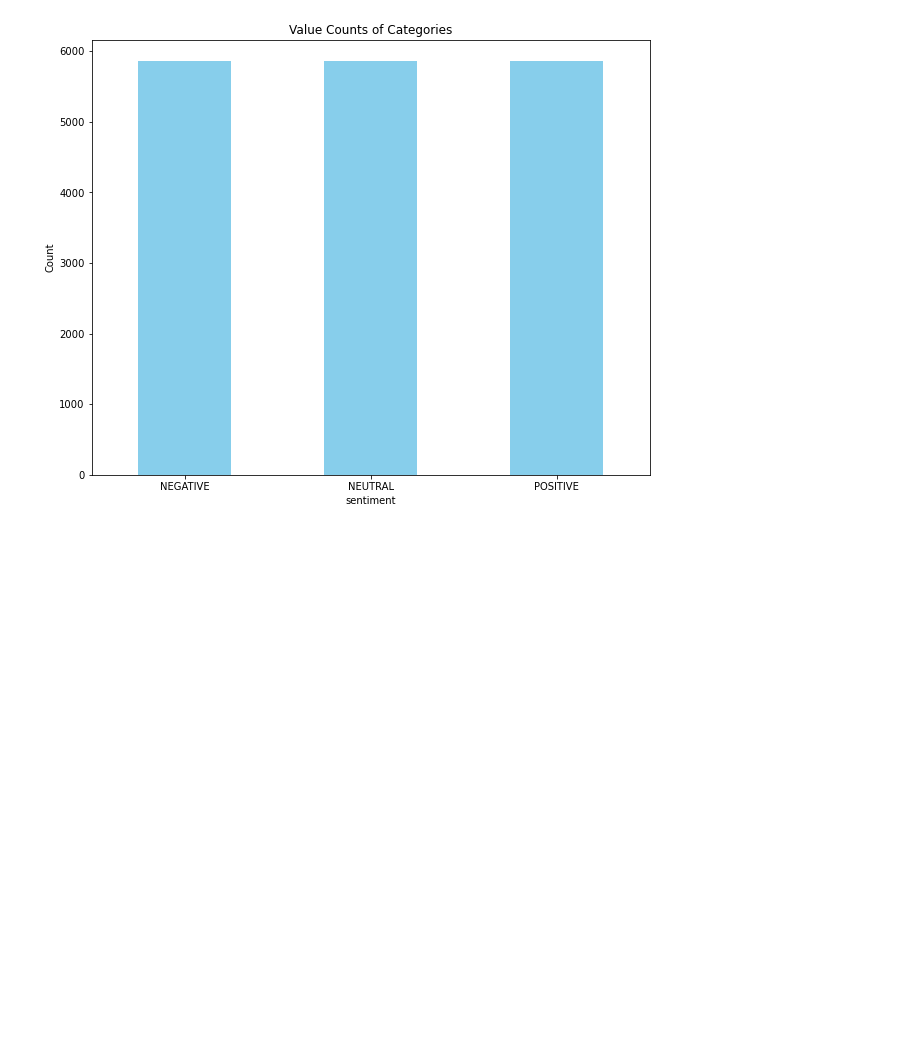
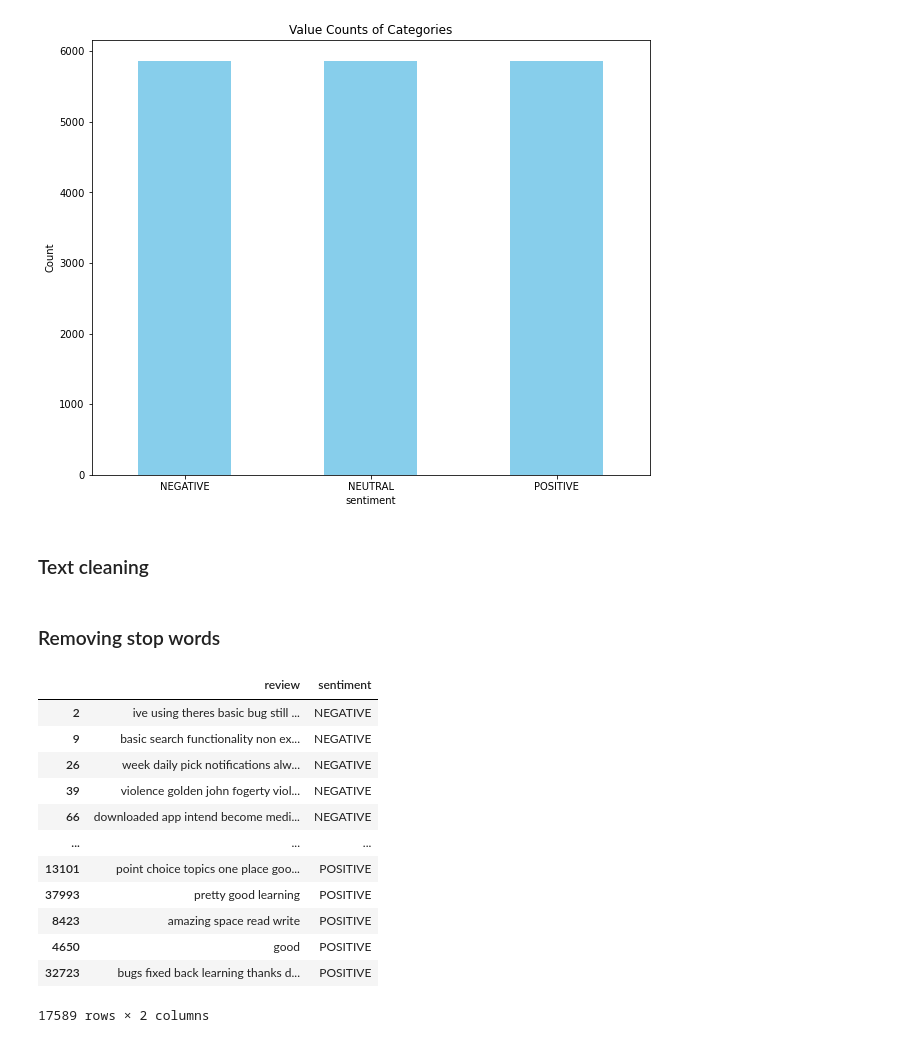
Before and after one commit to jaideep156/medium-reviews-sentiment-analysis, a Jupyter notebook: notebook/sentiment-analysis.ipynb, the cells around one changed output. Saved outputs shown, nothing was run; the diff lists cells and outputs as text; code cells hidden in the pictures; blank space fills up the shorter version.

Commit message:
removed stopwords

```diff
--- a/notebook/sentiment-analysis.ipynb
+++ b/notebook/sentiment-analysis.ipynb
@@ -103,3 +100,5 @@ plt.xticks(rotation=0)
 plt.show()
 # %% [output]
 [figure]
+# %% [markdown]
+### Text cleaning
@@ -105,0 +109,26 @@ plt.show()
+# %% [markdown]
+### Removing stop words
+# %%
+def remove_stopwords(text):
+    stop_words = set(stopwords.words('english'))
+    word_tokens = word_tokenize(text)
+    filtered_text = [word for word in word_tokens if word.lower() not in stop_words]
+    return ' '.join(filtered_text)
+
+df['review'] = df['review'].apply(remove_stopwords)
+# %%
+df
+# %% [output]
+|  | review | sentiment |
+| 2 | ive using theres basic bug still ... | NEGATIVE |
+| 9 | basic search functionality non ex... | NEGATIVE |
+| 26 | week daily pick notifications alw... | NEGATIVE |
+| 39 | violence golden john fogerty viol... | NEGATIVE |
+| 66 | downloaded app intend become medi... | NEGATIVE |
+| ... | ... | ... |
+| 13101 | point choice topics one place goo... | POSITIVE |
+| 37993 | pretty good learning | POSITIVE |
+| 8423 | amazing space read write | POSITIVE |
+| 4650 | good | POSITIVE |
+| 32723 | bugs fixed back learning thanks d... | POSITIVE |
+17589 rows × 2 columns
```
Also changed, not shown: parts of 4 cells of this notebook, 1 other file.
